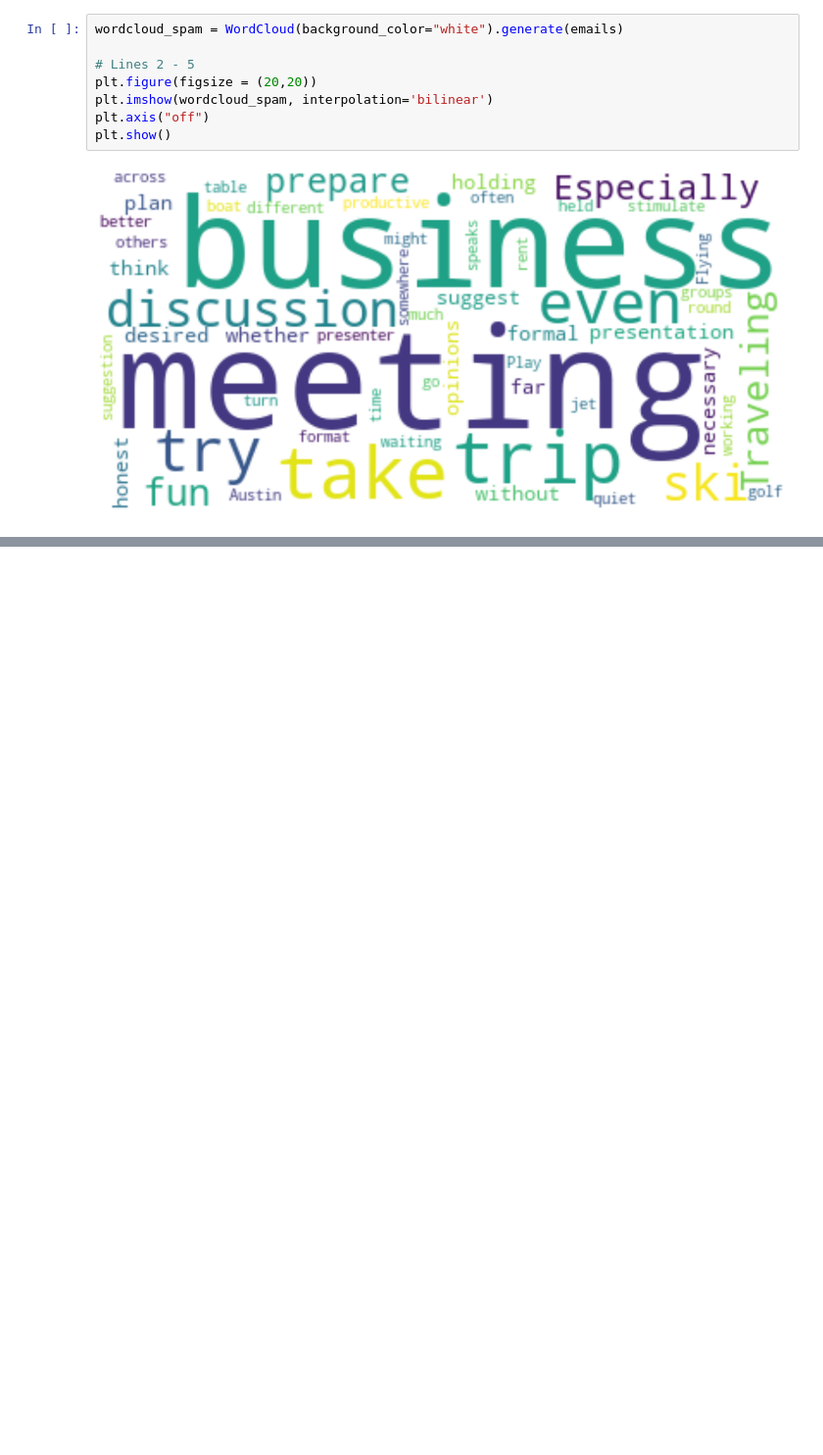
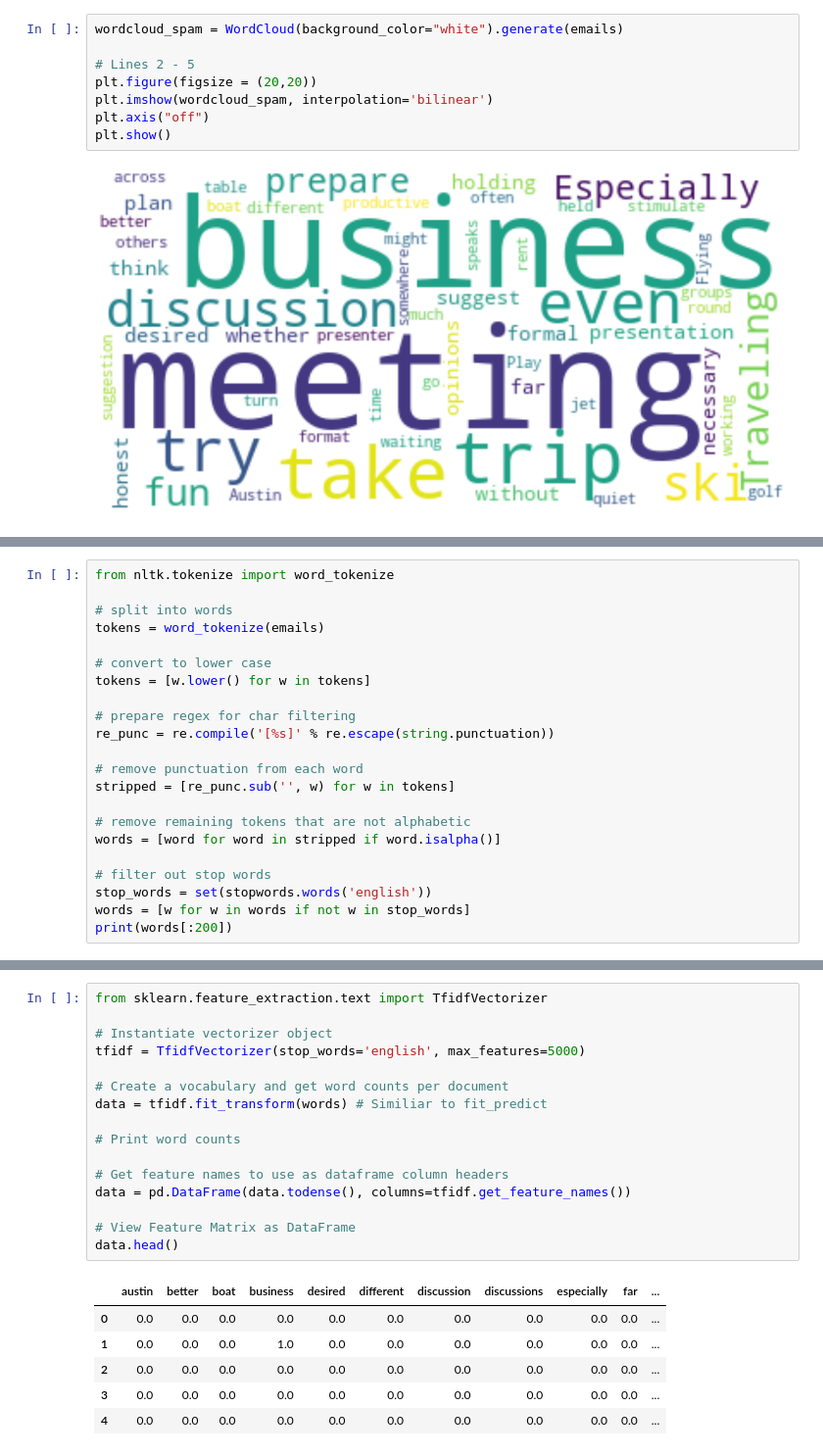
Before and after one commit to BloomTech-Labs/tagger-ds, a Jupyter notebook: notebooks/SentimentalA_model.ipynb, the cells around one changed output, grey strips where cells are left out. Shown at 98% size. Cells and saved outputs as stored; diff of their text form; blank space fills up the shorter version.

```diff
--- a/notebooks/SentimentalA_model.ipynb
+++ b/notebooks/SentimentalA_model.ipynb
@@ -249,0 +466,22 @@ plt.show()
+# %%
+from nltk.tokenize import word_tokenize
+
+# split into words
+tokens = word_tokenize(emails)
+
+# convert to lower case
+tokens = [w.lower() for w in tokens]
+
+# prepare regex for char filtering
+re_punc = re.compile('[%s]' % re.escape(string.punctuation))
+
+# remove punctuation from each word
+stripped = [re_punc.sub('', w) for w in tokens]
+
+# remove remaining tokens that are not alphabetic
+words = [word for word in stripped if word.isalpha()]
+
+# filter out stop words
+stop_words = set(stopwords.words('english'))
+words = [w for w in words if not w in stop_words]
+print(words[:200])
@@ -249,0 +559,23 @@ plt.show()
+# %%
+from sklearn.feature_extraction.text import TfidfVectorizer
+
+# Instantiate vectorizer object
+tfidf = TfidfVectorizer(stop_words='english', max_features=5000)
+
+# Create a vocabulary and get word counts per document
+data = tfidf.fit_transform(words) # Similiar to fit_predict
+
+# Print word counts
+
+# Get feature names to use as dataframe column headers
+data = pd.DataFrame(data.todense(), columns=tfidf.get_feature_names())
+
+# View Feature Matrix as DataFrame
+data.head()
+# %% [output]
+|  | austin | better | boat | business | desired | different | discussion | discussions | especially | far | ... |
+| 0 | 0.0 | 0.0 | 0.0 | 0.0 | 0.0 | 0.0 | 0.0 | 0.0 | 0.0 | 0.0 | ... |
+| 1 | 0.0 | 0.0 | 0.0 | 1.0 | 0.0 | 0.0 | 0.0 | 0.0 | 0.0 | 0.0 | ... |
+| 2 | 0.0 | 0.0 | 0.0 | 0.0 | 0.0 | 0.0 | 0.0 | 0.0 | 0.0 | 0.0 | ... |
+| 3 | 0.0 | 0.0 | 0.0 | 0.0 | 0.0 | 0.0 | 0.0 | 0.0 | 0.0 | 0.0 | ... |
+| 4 | 0.0 | 0.0 | 0.0 | 0.0 | 0.0 | 0.0 | 0.0 | 0.0 | 0.0 | 0.0 | ... |
```
Also changed, not shown: parts of 50 cells of this notebook.
